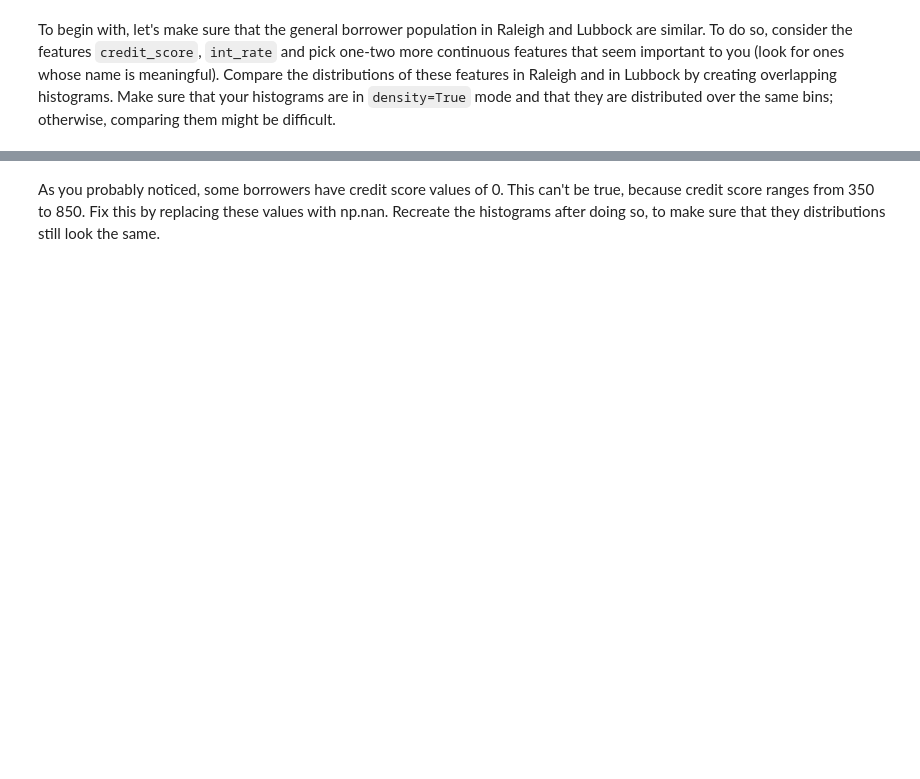
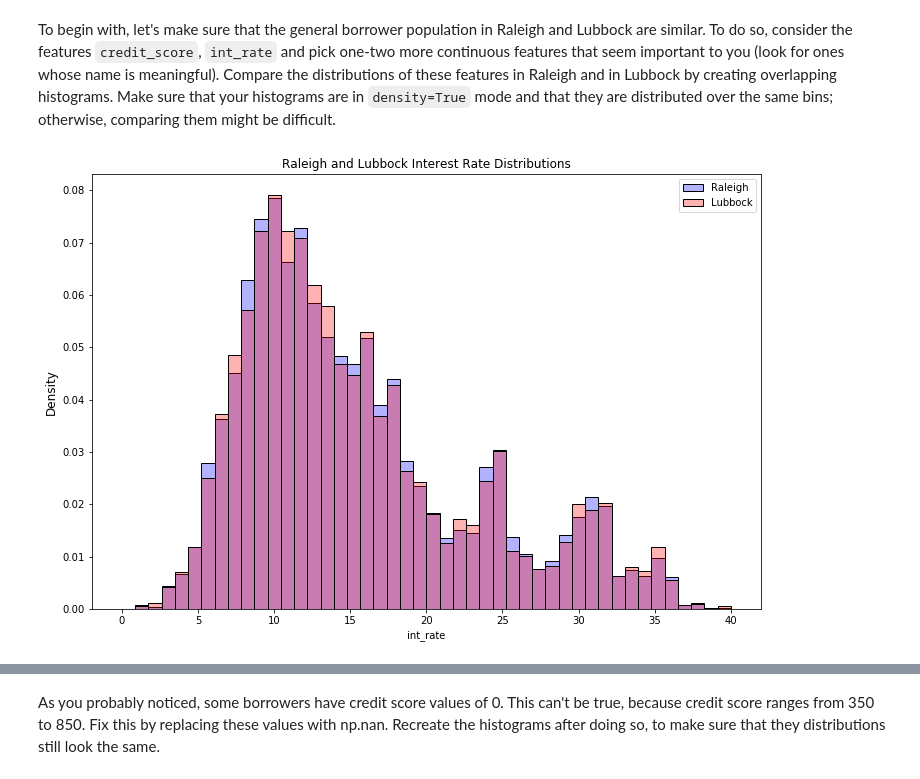
Before and after one commit to Pagaya-Pro/PagayaPro2021, a Jupyter notebook: assignments/assignment2/assignment2.ipynb, the cells around one changed output, grey strips where cells are left out. Drawn from its saved outputs; the diff is of its cells as text; code cells hidden in the pictures; blank space fills up the shorter version.

```diff
--- a/assignments/assignment2/assignment2.ipynb
+++ b/assignments/assignment2/assignment2.ipynb
@@ -30,8 +57,19 @@ Disply the first 5 rows of each table. How many rows are there in each table?
 In order to analyze borrowers in Raleigh and Lubbock, we would like to enriched these tables with features from TU. These features are available (as in the previous assignment) in the file `tu_gen_data_2018Q3.parquet` in the path in `pagayapro.paths.data_paths.DATA_FILES_PATH`.
 # %%
 from pagayapro.paths.data_paths import DATA_FILES_PATH
-tu_2018Q3= pd.read_parquet(os.path.join(DATA_FILES_PATH,"tu_gen_data_2018Q3.parquet"))
+tu_2018Q3= pd.read_parquet(os.path.join(DATA_FILES_PATH,"tu_gen_data_2018Q3.parquet"), columns=["sequence_num",
+                                                                                                "credit_score",
+                                                                                                "listing_term",
+                                                                                                "int_rate" ,
+                                                                                                "loan_amnt",
+                                                                                                "monthly_pmt",
+                                                                                                "original_state",
+                                                                                                "monthly_debt"])
 # %% [markdown]
 Merge the activation tables from Raleigh and Lubbock with TU's features
+# %%
+merge_raleigh_df = tu_2018Q3.merge(raleigh_table, how="right", on=["id", "sequence_num"])
+# %%
+merge_lubbock_df = tu_2018Q3.merge(lubbock_table, how="right", on=["id", "sequence_num"])
 # %% [markdown]
 Make sure that the merge operation did not change the number of rows in either of the tables
@@ -40,2 +151,13 @@ Make sure that the merge operation did not change the number of rows in either o
 # %% [markdown]
 To begin with, let's make sure that the general borrower population in Raleigh and Lubbock are similar. To do so, consider the features `credit_score`, `int_rate` and pick one-two more continuous features that seem important to you (look for ones whose name is meaningful). Compare the distributions of these features in Raleigh and in Lubbock by creating overlapping histograms. Make sure that your histograms are in `density=True` mode and that they are distributed over the same bins; otherwise, comparing them might be difficult.
+# %%
+bins_num_raleigh = int(np.sqrt(len(merge_raleigh_df["int_rate"].unique())))
+
+plt.figure(figsize=(12, 8))
+plt.title("Raleigh and Lubbock Interest Rate Distributions")
+sns.histplot(merge_raleigh_df, x="int_rate", stat='density', bins=bins_num_raleigh, binrange=(0, 40), label='Raleigh', color='b', alpha=0.3)
+sns.histplot(merge_lubbock_df, x="int_rate", stat='density', bins=bins_num_raleigh, binrange=(0, 40), label='Lubbock', color='r', alpha=0.3)
+plt.legend()
+plt.ylabel('Density', fontsize=12);
+# %% [output]
+[figure, added]
```
Also changed, not shown: parts of 115 cells of this notebook.
